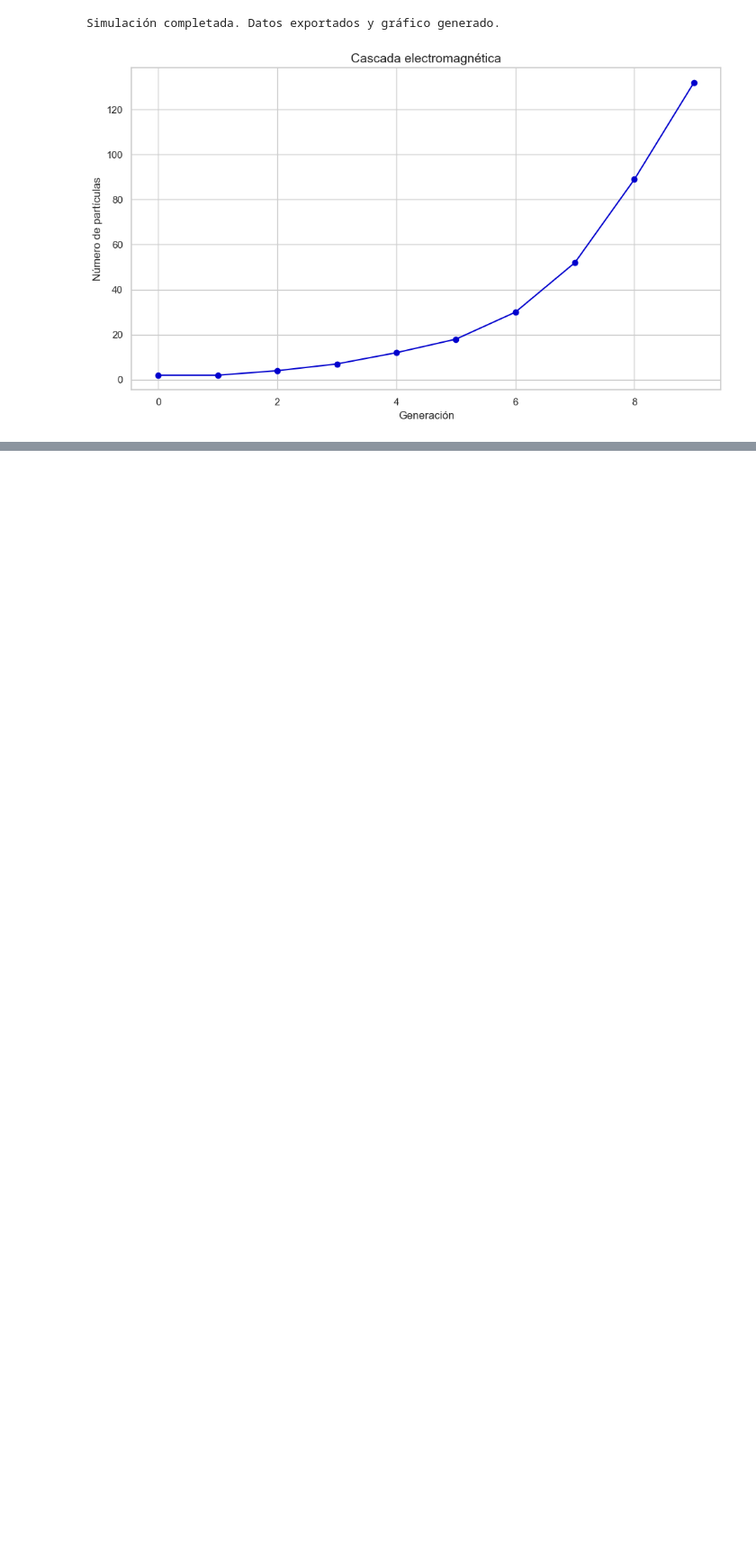
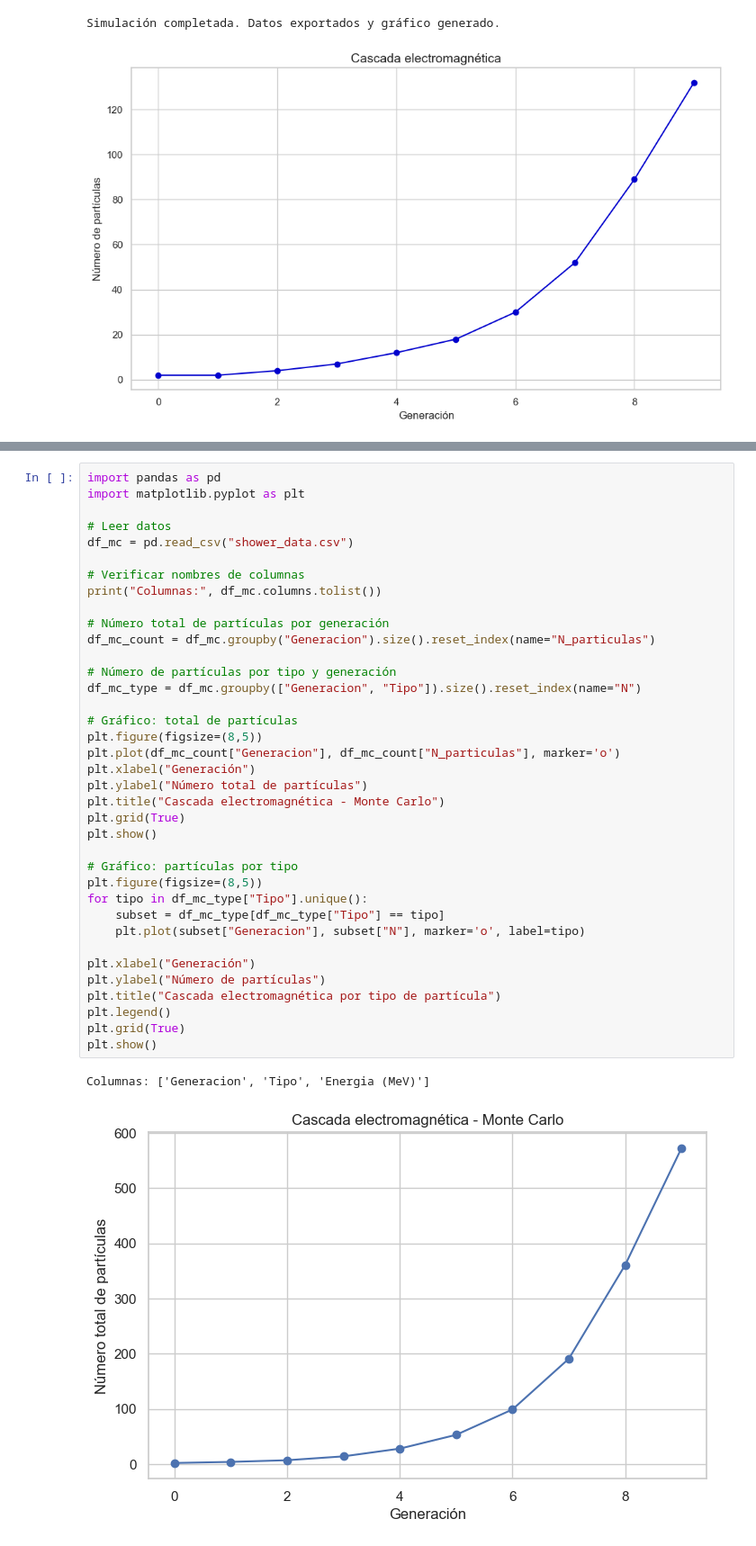
Before and after one commit to Mariana31415/Rayos-cosmicos, a Jupyter notebook: Tareacomp1.ipynb, the cells around one changed output, grey strips where cells are left out. Shown: that part at 90% size. Saved outputs shown, nothing was run; the diff lists cells and outputs as text; blank space fills up the shorter version.

Commit message:
cascada

```diff
--- a/Tareacomp1.ipynb
+++ b/Tareacomp1.ipynb
@@ -351,0 +351,40 @@ plt.show()
+# %%
+import pandas as pd
+import matplotlib.pyplot as plt
+
+# Leer datos
+df_mc = pd.read_csv("shower_data.csv")
+
+# Verificar nombres de columnas
+print("Columnas:", df_mc.columns.tolist())
+
+# Número total de partículas por generación
+df_mc_count = df_mc.groupby("Generacion").size().reset_index(name="N_particulas")
+
+# Número de partículas por tipo y generación
+df_mc_type = df_mc.groupby(["Generacion", "Tipo"]).size().reset_index(name="N")
+
+# Gráfico: total de partículas
+plt.figure(figsize=(8,5))
+plt.plot(df_mc_count["Generacion"], df_mc_count["N_particulas"], marker='o')
+plt.xlabel("Generación")
+plt.ylabel("Número total de partículas")
+plt.title("Cascada electromagnética - Monte Carlo")
+plt.grid(True)
+plt.show()
+
+# Gráfico: partículas por tipo
+plt.figure(figsize=(8,5))
+for tipo in df_mc_type["Tipo"].unique():
+    subset = df_mc_type[df_mc_type["Tipo"] == tipo]
+    plt.plot(subset["Generacion"], subset["N"], marker='o', label=tipo)
+
+plt.xlabel("Generación")
+plt.ylabel("Número de partículas")
+plt.title("Cascada electromagnética por tipo de partícula")
+plt.legend()
+plt.grid(True)
+plt.show()
+# %% [output]
+Columnas: ['Generacion', 'Tipo', 'Energia (MeV)']
+[figure, added]
```
Also changed, not shown: parts of 2 cells of this notebook, 1 other file.
